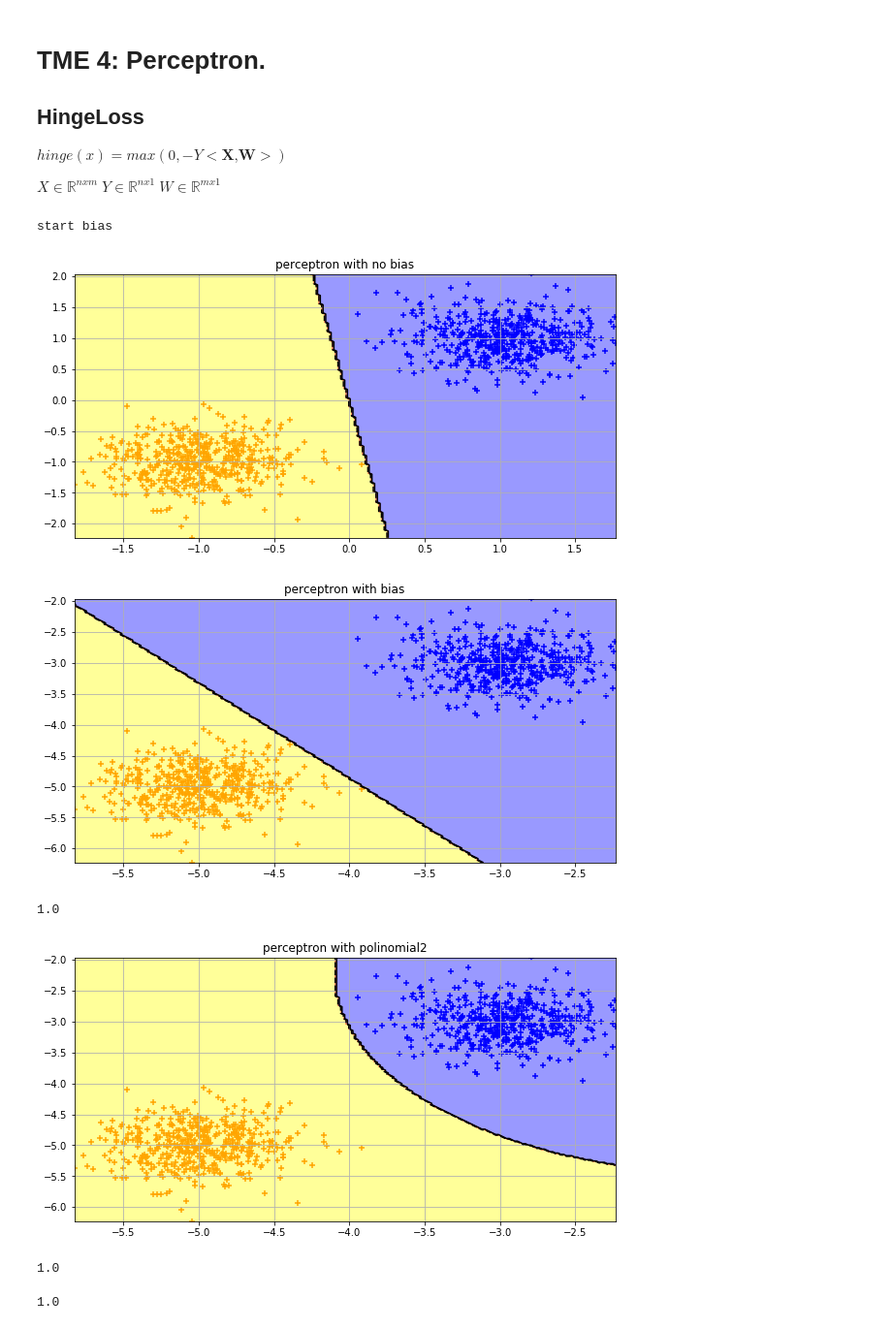
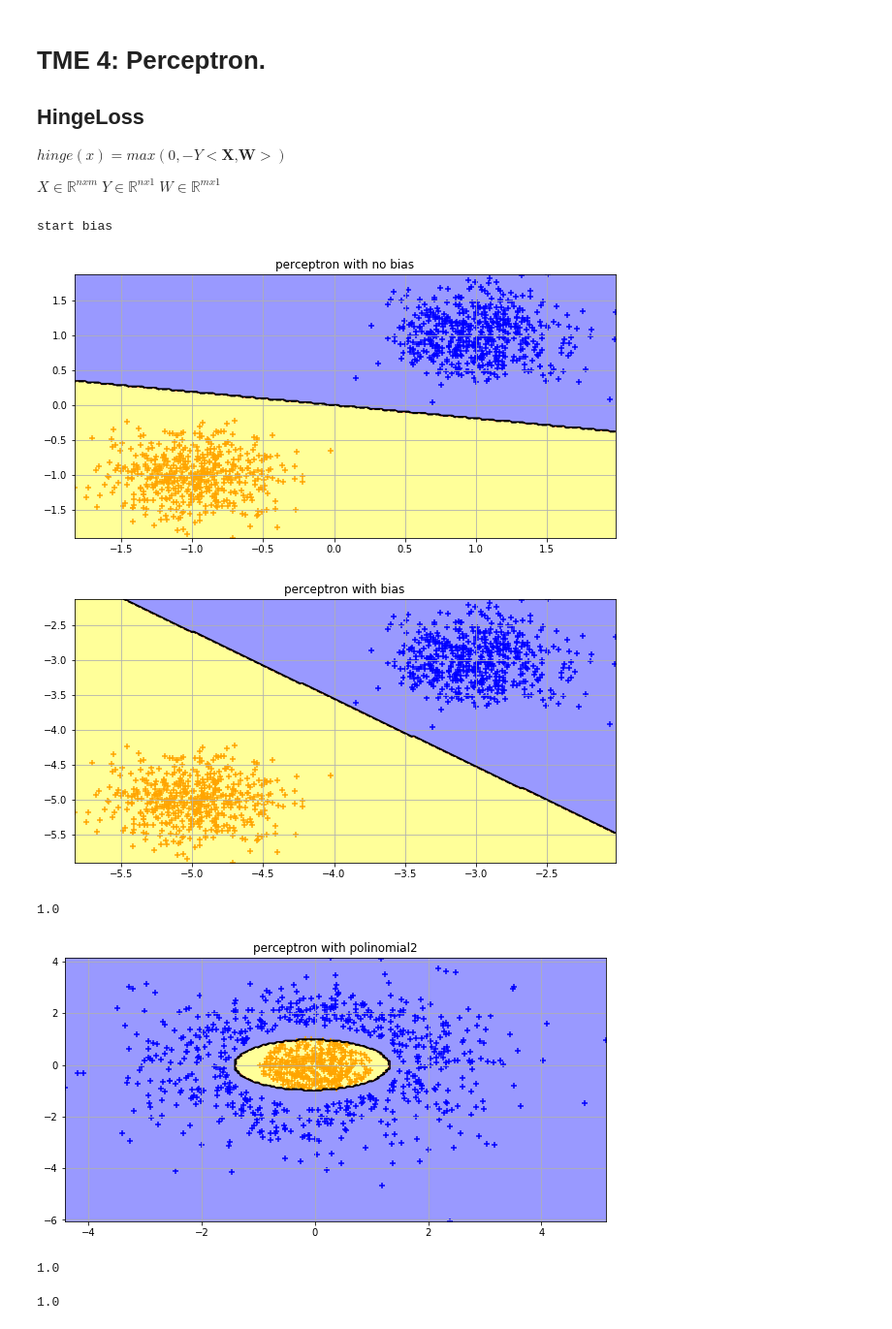
Before and after one commit to marioviti/ARF, a Jupyter notebook: perceptron/TME_4_Perceptron.ipynb, the cells around one changed output. Shown at 97% size. Drawn from its saved outputs; the diff is of its cells as text; code cells hidden in the pictures.

```diff
--- a/perceptron/TME_4_Perceptron.ipynb
+++ b/perceptron/TME_4_Perceptron.ipynb
@@ -145,7 +145,19 @@ class Perceptron(object):
         return np.mean(self.predict(datax).T[0]==datay)
 # %%
 
-datax,datay = arftools.gen_arti()
+datax,datay = arftools.gen_arti(data_type=0)
+
+def gendata():
+    sigma = 1.
+    n = 1000
+    y = np.ones((n))*-1
+    xs = np.random.multivariate_normal([0,0],np.diag([sigma,sigma]),n)
+    for i in range(n):
+        l = np.sqrt(xs[i][0]**2 + xs[i][1]**2)
+        if  l  > sigma+0.:
+            y[i] = 1.
+            xs[i] = 1.5*xs[i]
+    return xs,y
 
 figure = plt.figure(0,figsize=(10,5))
 
@@ -159,36 +171,38 @@ plt.title('perceptron with no bias')
 print 'start bias'
 
 figure = plt.figure(1,figsize=(10,5))
 datax = datax-4
 my_perceptron_bias = Perceptron(hinge_loss,hinge_loss_grad)
 my_perceptron_bias.set_kernel('bias')
 my_perceptron_bias.fit(datax,datay)
 arftools.fig_plot_frontiere(plt,datax,my_perceptron_bias.predict)
 arftools.fig_plot_data(plt,datax,datay)
 plt.grid(True)
 plt.title('perceptron with bias')
 plt.show()
 
 print my_perceptron_bias.score(datax,datay)
 
+datax,datay = gendata()
+
 #datax,datay = arftools.gen_arti()
 figure = plt.figure(1,figsize=(10,5))
 my_perceptron_poly = Perceptron(hinge_loss,hinge_loss_grad)
 my_perceptron_poly.set_kernel('polinomial2')
 my_perceptron_poly.fit(datax,datay)
 arftools.fig_plot_frontiere(plt,datax,my_perceptron_poly.predict)
 arftools.fig_plot_data(plt,datax,datay)
 plt.grid(True)
 plt.title('perceptron with polinomial2')
 plt.show()
 
 print my_perceptron_poly.score(datax,datay)
 # %% [output]
 start bias
-[figure, old version]
+[figure, new version]
-[figure, old version]
+[figure, new version]
 1.0
-[figure, old version]
+[figure, new version]
 1.0
 # %%
 my_perceptron_rbf = Perceptron(hinge_loss,hinge_loss_grad)
```
Also changed, not shown: 5 other files.
